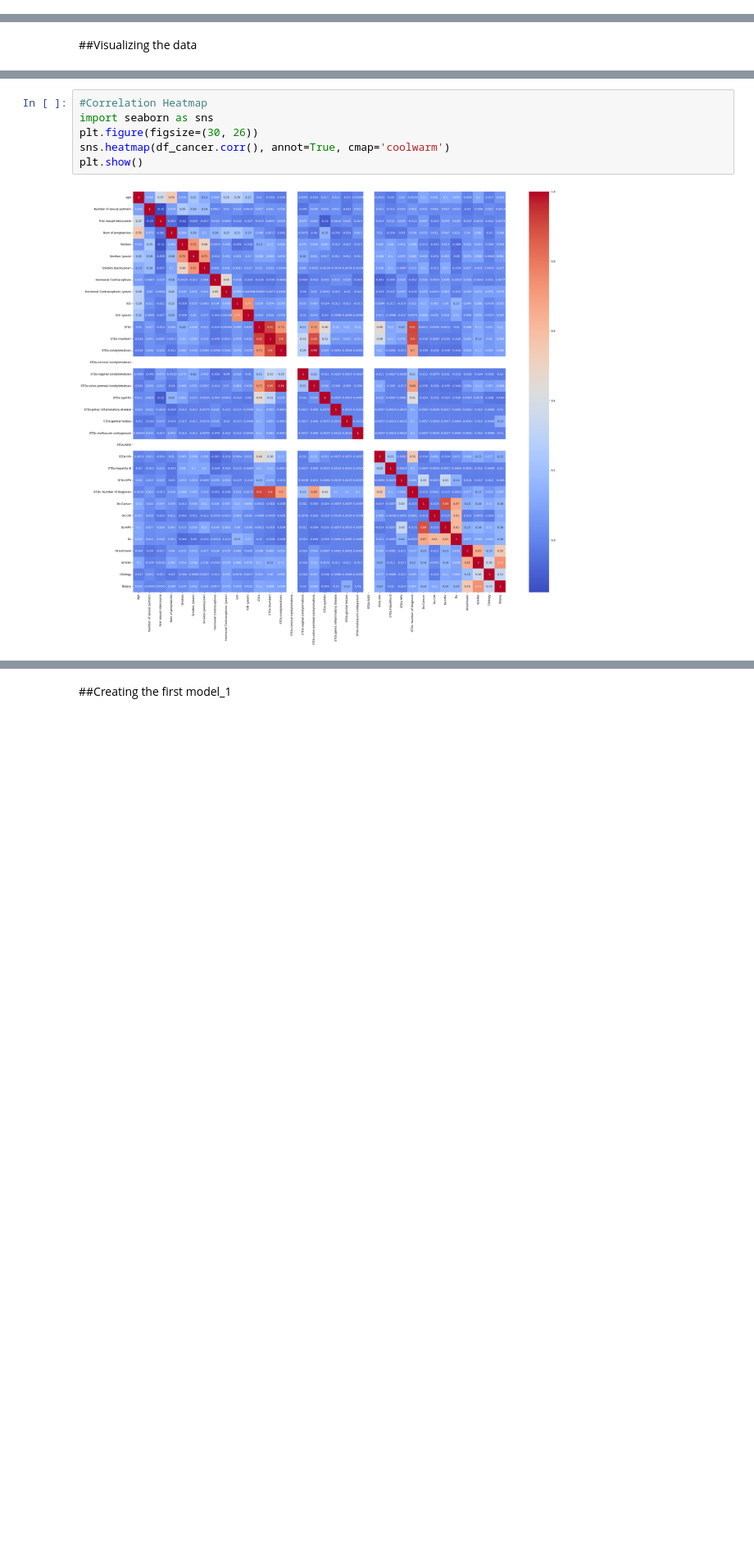
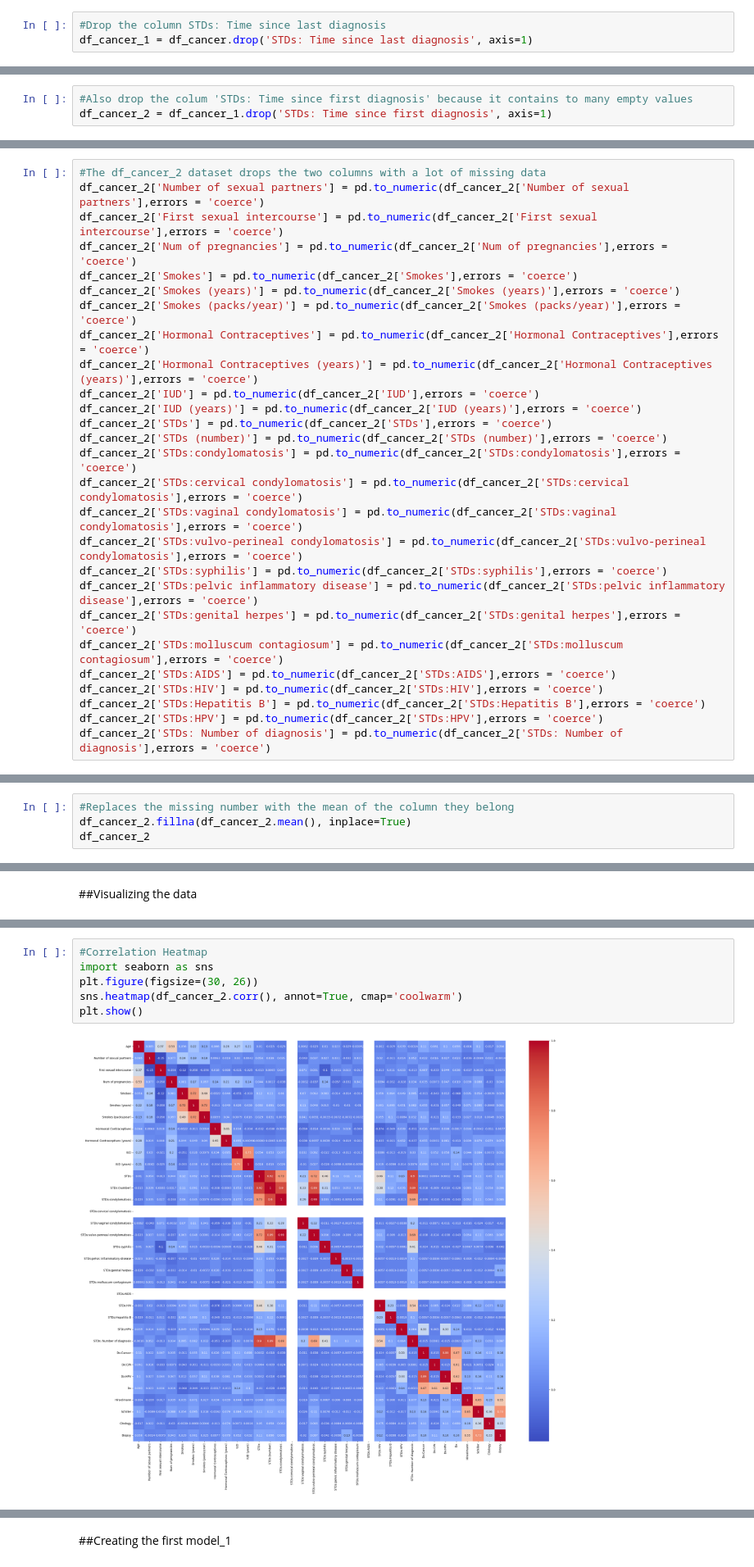
Before and after one commit to rotphilipadeb/Predictive-Modelling-for-Cervical-Cancer-Risk-Assessment, a Jupyter notebook: cancer_model_prediction.ipynb, the cells around one changed output, grey strips where cells are left out. Shown at 82% size. Drawn from its saved outputs; the diff is of its cells as text; blank space fills up the shorter version.

```diff
--- a/cancer_model_prediction.ipynb
+++ b/cancer_model_prediction.ipynb
@@ -65,3 +70,6 @@ df_cancer.shape, df_cancer.columns
 2. Fill in missing data with the mean
 3. Perform data augumentation
 4. remove the target column and assign it to a new variable
+# %%
+#Drop the column STDs: Time since last diagnosis
+df_cancer_1 = df_cancer.drop('STDs: Time since last diagnosis', axis=1)
@@ -67,0 +92,3 @@ df_cancer.shape, df_cancer.columns
+# %%
+#Also drop the colum 'STDs: Time since first diagnosis' because it contains to many empty values
+df_cancer_2 = df_cancer_1.drop('STDs: Time since first diagnosis', axis=1)
@@ -68,3 +113,30 @@ df_cancer.shape, df_cancer.columns
+# %%
+#The df_cancer_2 dataset drops the two columns with a lot of missing data
+df_cancer_2['Number of sexual partners'] = pd.to_numeric(df_cancer_2['Number of sexual partners'],errors = 'coerce')
+df_cancer_2['First sexual intercourse'] = pd.to_numeric(df_cancer_2['First sexual intercourse'],errors = 'coerce')
+df_cancer_2['Num of pregnancies'] = pd.to_numeric(df_cancer_2['Num of pregnancies'],errors = 'coerce')
+df_cancer_2['Smokes'] = pd.to_numeric(df_cancer_2['Smokes'],errors = 'coerce')
+df_cancer_2['Smokes (years)'] = pd.to_numeric(df_cancer_2['Smokes (years)'],errors = 'coerce')
+df_cancer_2['Smokes (packs/year)'] = pd.to_numeric(df_cancer_2['Smokes (packs/year)'],errors = 'coerce')
+df_cancer_2['Hormonal Contraceptives'] = pd.to_numeric(df_cancer_2['Hormonal Contraceptives'],errors = 'coerce')
+df_cancer_2['Hormonal Contraceptives (years)'] = pd.to_numeric(df_cancer_2['Hormonal Contraceptives (years)'],errors = 'coerce')
+df_cancer_2['IUD'] = pd.to_numeric(df_cancer_2['IUD'],errors = 'coerce')
+df_cancer_2['IUD (years)'] = pd.to_numeric(df_cancer_2['IUD (years)'],errors = 'coerce')
+df_cancer_2['STDs'] = pd.to_numeric(df_cancer_2['STDs'],errors = 'coerce')
+df_cancer_2['STDs (number)'] = pd.to_numeric(df_cancer_2['STDs (number)'],errors = 'coerce')
+df_cancer_2['STDs:condylomatosis'] = pd.to_numeric(df_cancer_2['STDs:condylomatosis'],errors = 'coerce')
+df_cancer_2['STDs:cervical condylomatosis'] = pd.to_numeric(df_cancer_2['STDs:cervical condylomatosis'],errors = 'coerce')
+df_cancer_2['STDs:vaginal condylomatosis'] = pd.to_numeric(df_cancer_2['STDs:vaginal condylomatosis'],errors = 'coerce')
+df_cancer_2['STDs:vulvo-perineal condylomatosis'] = pd.to_numeric(df_cancer_2['STDs:vulvo-perineal condylomatosis'],errors = 'coerce')
+df_cancer_2['STDs:syphilis'] = pd.to_numeric(df_cancer_2['STDs:syphilis'],errors = 'coerce')
+df_cancer_2['STDs:pelvic inflammatory disease'] = pd.to_numeric(df_cancer_2['STDs:pelvic inflammatory disease'],errors = 'coerce')
+df_cancer_2['STDs:genital herpes'] = pd.to_numeric(df_cancer_2['STDs:genital herpes'],errors = 'coerce')
+df_cancer_2['STDs:molluscum contagiosum'] = pd.to_numeric(df_cancer_2['STDs:molluscum contagiosum'],errors = 'coerce')
+df_cancer_2['STDs:AIDS'] = pd.to_numeric(df_cancer_2['STDs:AIDS'],errors = 'coerce')
+df_cancer_2['STDs:HIV'] = pd.to_numeric(df_cancer_2['STDs:HIV'],errors = 'coerce')
+df_cancer_2['STDs:Hepatitis B'] = pd.to_numeric(df_cancer_2['STDs:Hepatitis B'],errors = 'coerce')
+df_cancer_2['STDs:HPV'] = pd.to_numeric(df_cancer_2['STDs:HPV'],errors = 'coerce')
+df_cancer_2['STDs: Number of diagnosis'] = pd.to_numeric(df_cancer_2['STDs: Number of diagnosis'],errors = 'coerce')
 # %%
 df_cancer.dtypes, len(df_cancer.columns)
 # %% [output]
@@ -171,0 +183,4 @@ df_cancer.dtypes, len(df_cancer.columns)
+# %%
+#Replaces the missing number with the mean of the column they belong
+df_cancer_2.fillna(df_cancer_2.mean(), inplace=True)
+df_cancer_2
@@ -180,8 +203,8 @@ plt.show()
 # %%
 #Correlation Heatmap
 import seaborn as sns
 plt.figure(figsize=(30, 26))
-sns.heatmap(df_cancer.corr(), annot=True, cmap='coolwarm')
+sns.heatmap(df_cancer_2.corr(), annot=True, cmap='coolwarm')
 plt.show()
 # %% [output]
-[figure, old version]
+[figure, new version]
```
Also changed, not shown: parts of 57 cells of this notebook.
